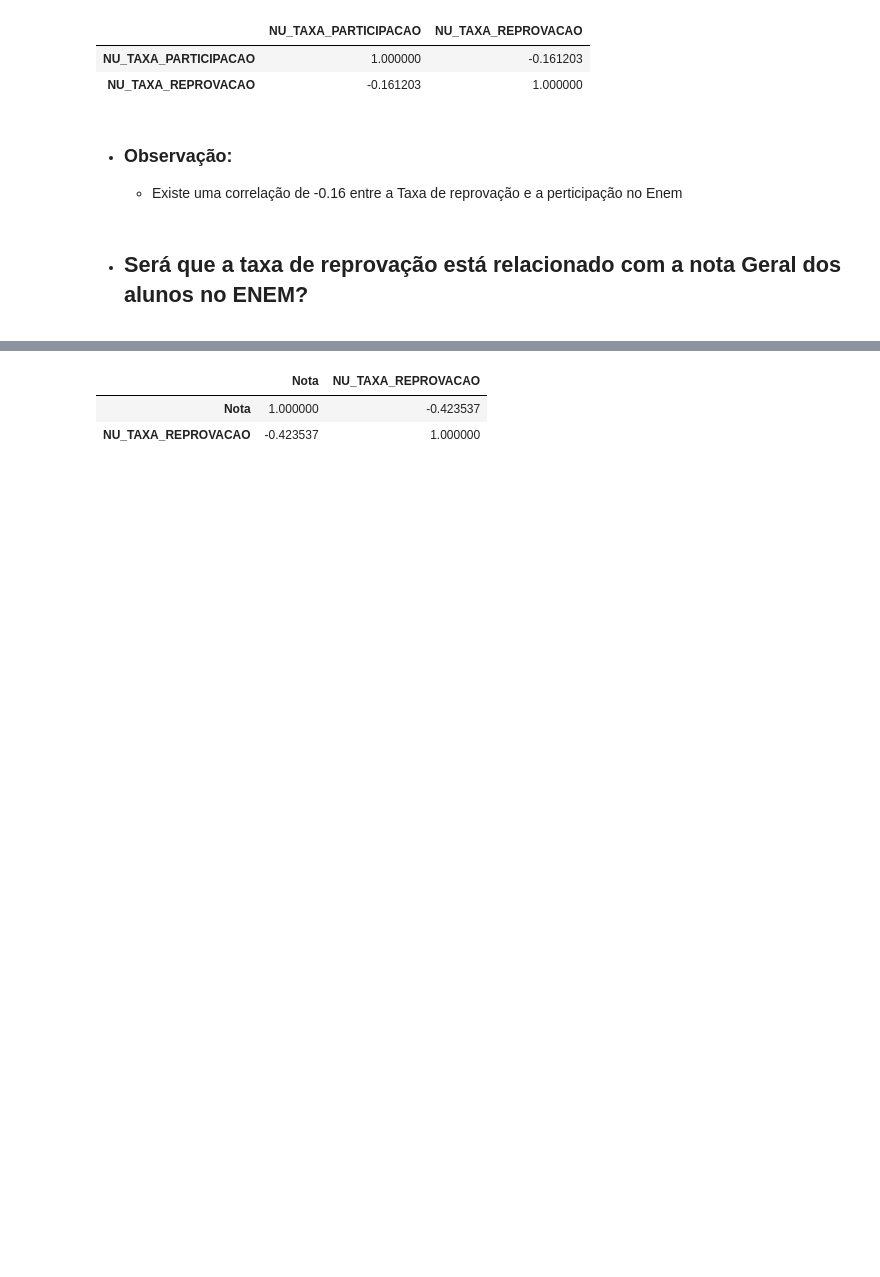
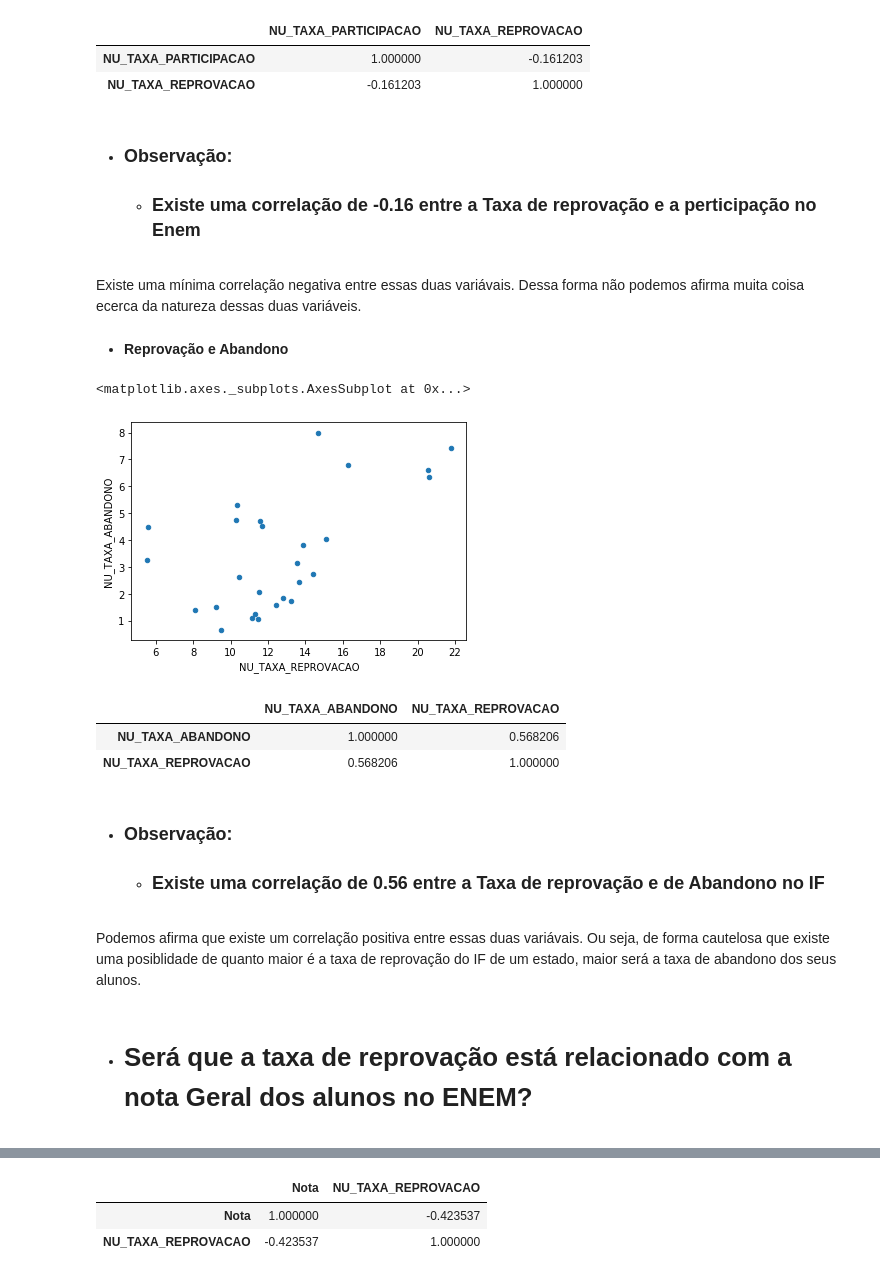
Before and after one commit to jhonatan2104/Project_Statistic_Enem, a Jupyter notebook: src/Análise estatística - Parte 1.ipynb, the cells around one changed output, grey strips where cells are left out. Cells and saved outputs as stored; diff of their text form; code cells hidden in the pictures; blank space fills up the shorter version.

```diff
--- a/src/Análise estatística - Parte 1.ipynb
+++ b/src/Análise estatística - Parte 1.ipynb
@@ -180,6 +240,28 @@ part_repro.corr()
 | NU_TAXA_REPROVACAO | -0.161203 | 1.000000 |
 # %% [markdown]
 - ### Observação:
-    - Existe uma correlação de -0.16 entre a Taxa de reprovação e a perticipação no Enem
+    - ### Existe uma correlação de -0.16 entre a Taxa de reprovação e a perticipação no Enem
+# %% [markdown]
+Existe uma mínima correlação negativa entre essas  duas variávais. Dessa forma não podemos afirma muita coisa ecerca da natureza dessas duas variáveis.
+# %% [markdown]
+- **Reprovação e Abandono**
+# %%
+aban_repro = pd.concat([ser_media_abandono_uf, ser_media_repro_uf], axis=1)
+# %%
+aban_repro.plot.scatter(y="NU_TAXA_ABANDONO", x="NU_TAXA_REPROVACAO")
+# %% [output]
+<matplotlib.axes._subplots.AxesSubplot at 0x...>
+[figure, added]
+# %%
+aban_repro.corr()
+# %% [output]
+|  | NU_TAXA_ABANDONO | NU_TAXA_REPROVACAO |
+| NU_TAXA_ABANDONO | 1.000000 | 0.568206 |
+| NU_TAXA_REPROVACAO | 0.568206 | 1.000000 |
+# %% [markdown]
+- ### Observação:
+    - ### Existe uma correlação de 0.56 entre a Taxa de reprovação e de Abandono no IF
+# %% [markdown]
+Podemos afirma que existe um correlação positiva entre essas duas variávais. Ou seja, de forma cautelosa que existe uma posiblidade de quanto maior é a taxa de reprovação do IF de um estado, maior será a taxa de abandono dos seus alunos.
 # %% [markdown]
-- ## **Será que a taxa de reprovação está relacionado com a nota Geral dos alunos no ENEM?**
+- # **Será que a taxa de reprovação está relacionado com a nota Geral dos alunos no ENEM?**
```
Also changed, not shown: parts of 44 cells of this notebook, 1 other file.
